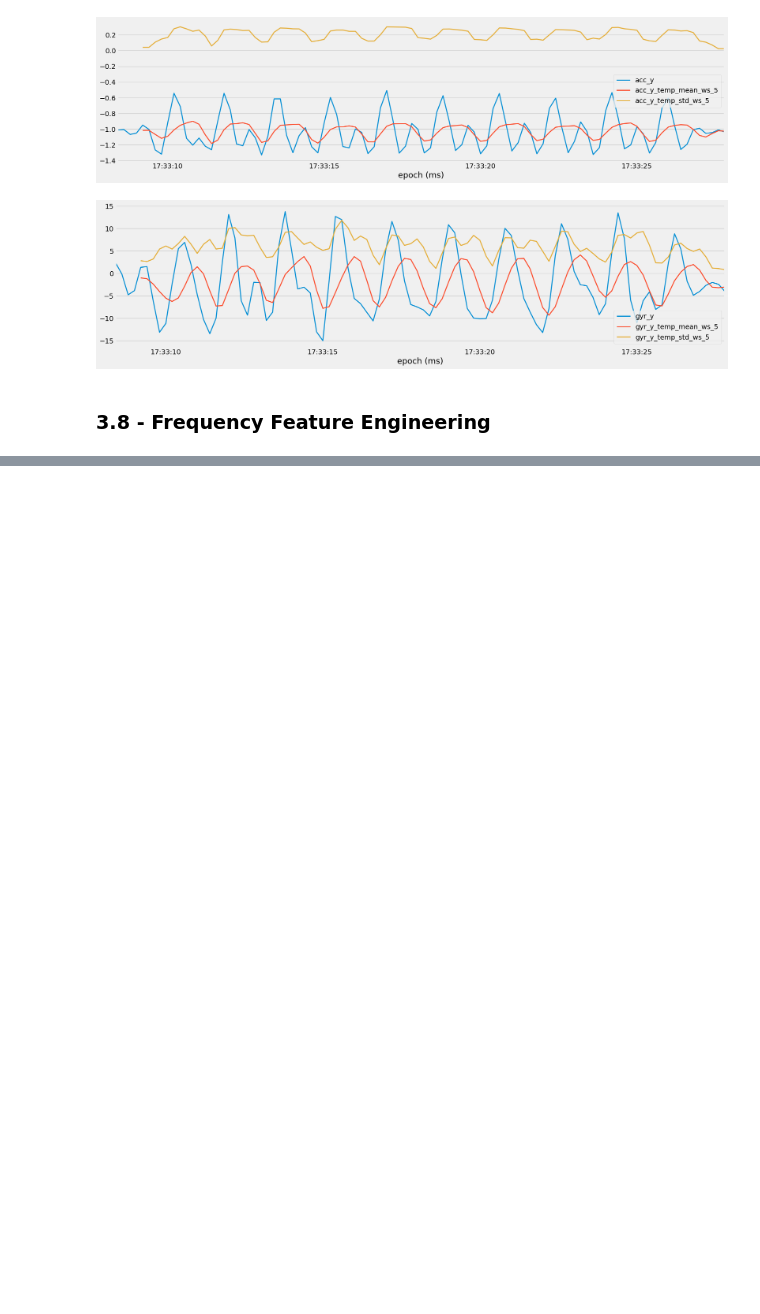
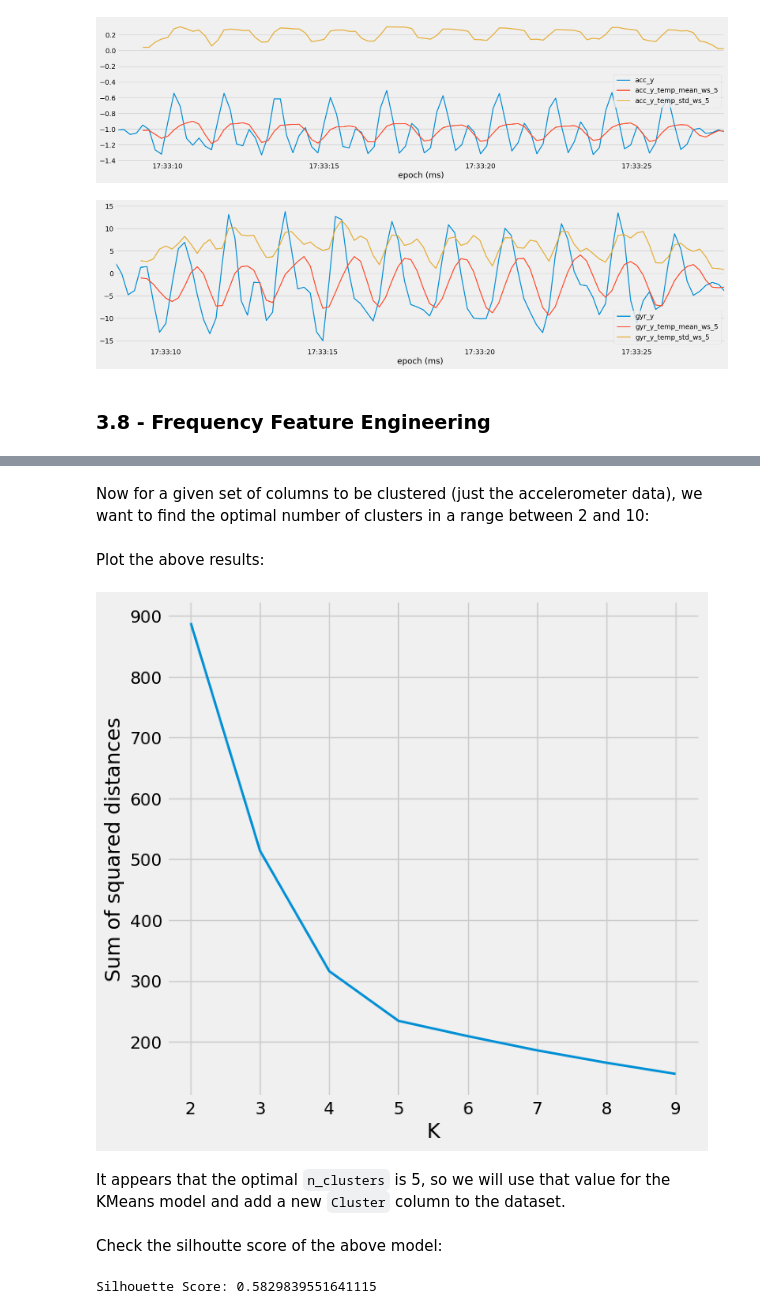
Before and after one commit to nkeblawi/nk-fitness-tracker, a Jupyter notebook: notebooks/nk-fitness-tracker-p3-feature-engineering.ipynb, the cells around one changed output, grey strips where cells are left out. Drawn from its saved outputs; the diff is of its cells as text; code cells hidden in the pictures; blank space fills up the shorter version.

```diff
--- a/notebooks/nk-fitness-tracker-p3-feature-engineering.ipynb
+++ b/notebooks/nk-fitness-tracker-p3-feature-engineering.ipynb
@@ -280,0 +397,3 @@ subset[["gyr_y", "gyr_y_temp_mean_ws_5", "gyr_y_temp_std_ws_5"]].plot()
+# %%
+df_freq = df_freq.dropna()
+df_freq.info()
@@ -280,0 +408,3 @@ subset[["gyr_y", "gyr_y_temp_mean_ws_5", "gyr_y_temp_std_ws_5"]].plot()
+# %%
+df_freq = df_freq.iloc[::2]
+df_freq.info()
@@ -280,0 +427,31 @@ subset[["gyr_y", "gyr_y_temp_mean_ws_5", "gyr_y_temp_std_ws_5"]].plot()
+# %%
+# Import the necessary libraries
+from sklearn.cluster import KMeans
+from sklearn.metrics import silhouette_score
+
+# Make a copy of the dataframe from the previous cell with DTF applied
+df_cluster = df_freq.copy()
+# %% [markdown]
+Now for a given set of columns to be clustered (just the accelerometer data), we want to find the optimal number of clusters in a range between 2 and 10:
+# %%
+cluster_columns = ["acc_x", "acc_y", "acc_z"]
+k_values = range(2, 10)
+inertias = []
+
+for k in k_values:
+    subset = df_cluster[cluster_columns]
+    kmeans = KMeans(n_clusters=k, n_init=20, random_state=0)
+    cluster_labels = kmeans.fit_predict(subset)
+    inertias.append(kmeans.inertia_)
+# %% [markdown]
+Plot the above results:
+# %%
+plt.figure(figsize=(7, 7))
+plt.plot(k_values, inertias)
+plt.xlabel("K")
+plt.ylabel("Sum of squared distances")
+plt.show()
+# %% [output]
+[figure, added]
+# %% [markdown]
+It appears that the optimal `n_clusters` is 5, so we will use that value for the KMeans model and add a new `Cluster` column to the dataset.
@@ -280,0 +462,7 @@ subset[["gyr_y", "gyr_y_temp_mean_ws_5", "gyr_y_temp_std_ws_5"]].plot()
+# %% [markdown]
+Check the silhoutte score of the above model:
+# %%
+score = silhouette_score(subset, df_cluster["cluster"])
+print(f'Silhouette Score: {score}')
+# %% [output]
+Silhouette Score: 0.5829839551641115
```
Also changed, not shown: parts of 26 cells of this notebook, 3 other files.
